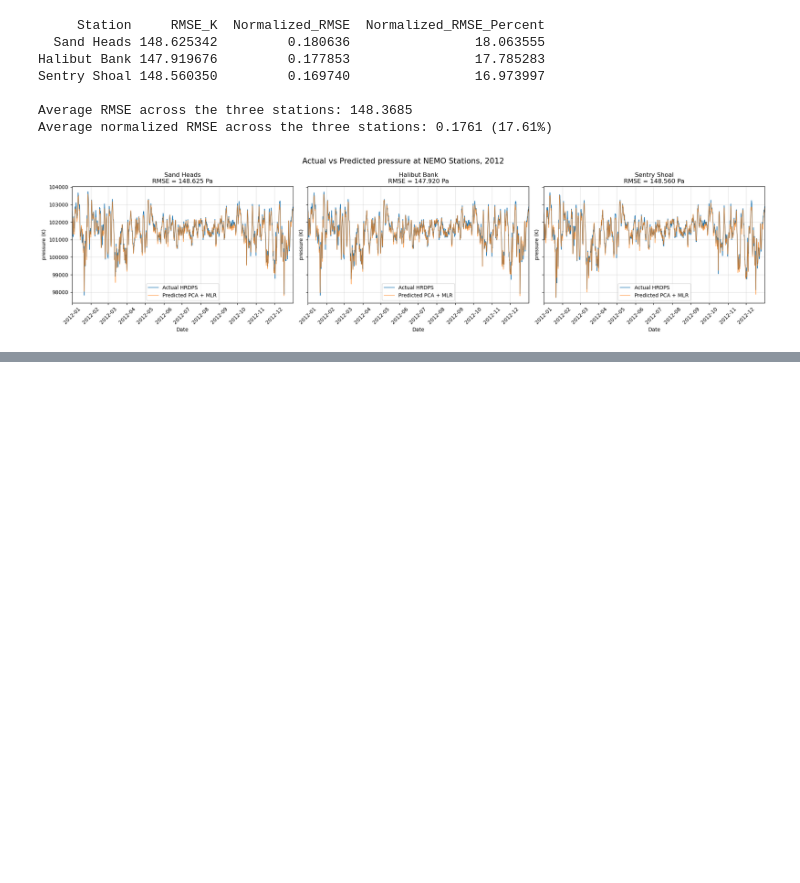
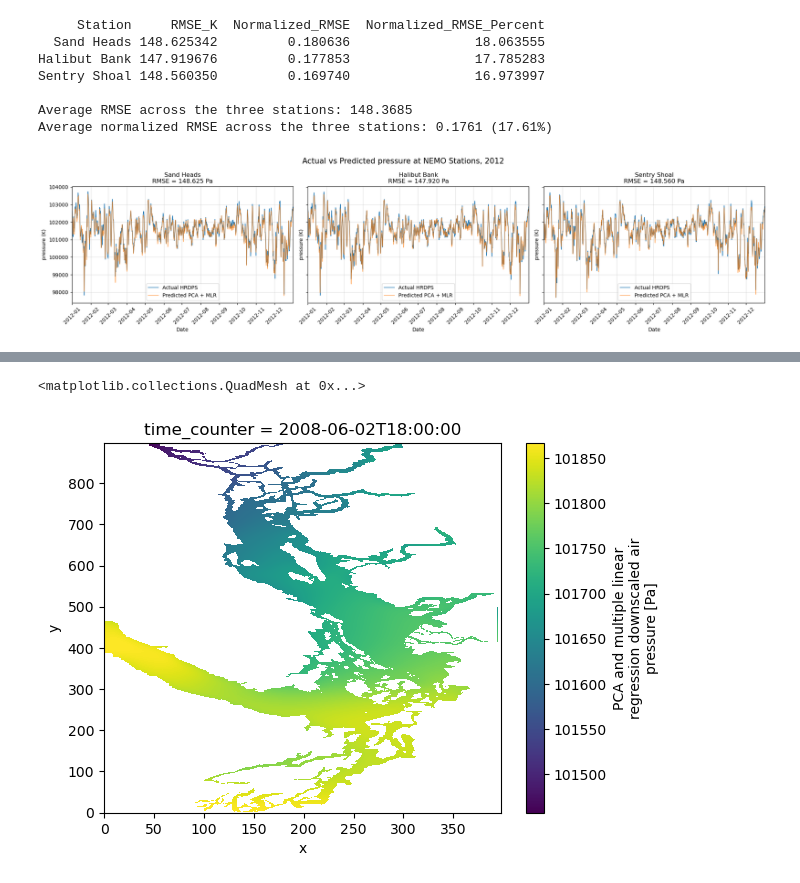
Before and after one commit to SalishSeaCast/analysis-dishika, a Jupyter notebook: notebooks/PCA_new_grid/pressure.ipynb, the cells around one changed output, grey strips where cells are left out. Cells and saved outputs as stored; diff of their text form; code cells hidden in the pictures; blank space fills up the shorter version.

```diff
--- a/notebooks/PCA_new_grid/pressure.ipynb
+++ b/notebooks/PCA_new_grid/pressure.ipynb
@@ -975,0 +1119,5 @@ plt.show()
+# %%
+ds_pressure_check["atmpres"].isel(time_counter=1222).plot()
+# %% [output]
+<matplotlib.collections.QuadMesh at 0x...>
+[figure, added]
```
Also changed, not shown: parts of 8 cells of this notebook.
